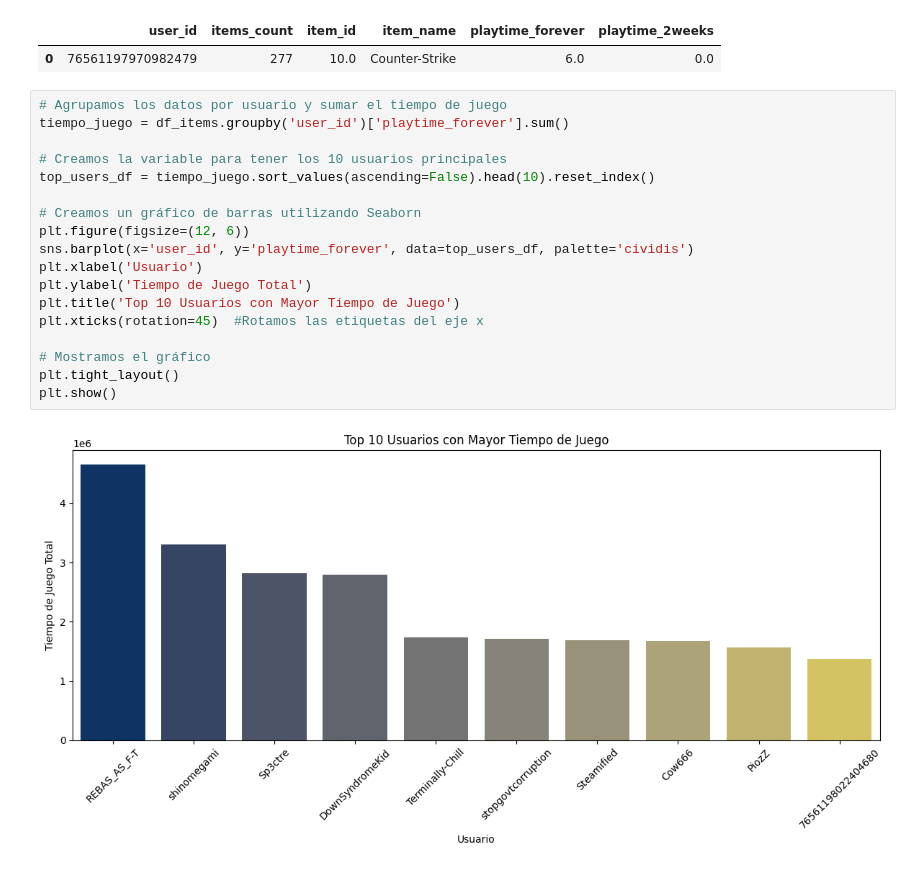
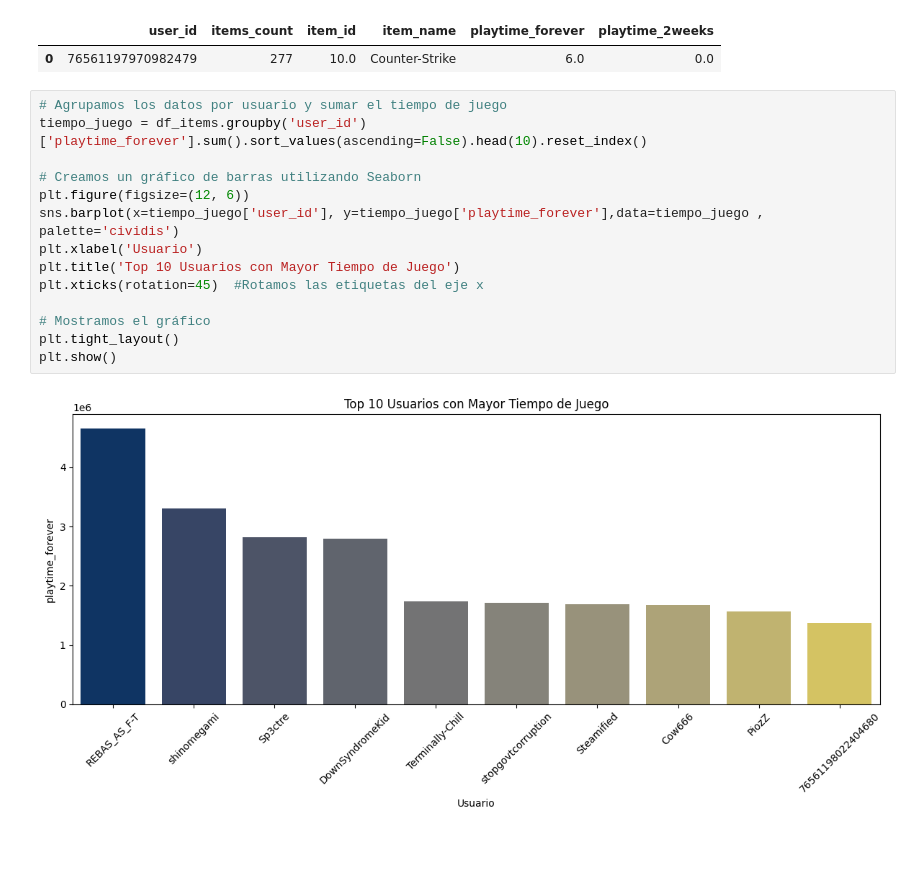
Before and after one commit to LuisLaurence23/PI-Machine-Learning, a Jupyter notebook: Eda.ipynb, the cells around one changed output. Saved outputs shown, nothing was run; the diff lists cells and outputs as text.

```diff
--- a/Eda.ipynb
+++ b/Eda.ipynb
@@ -229,21 +229,17 @@ df_items.head(1)
 | 0 | 76561197970982479 | 277 | 10.0 | Counter-Strike | 6.0 | 0.0 |
 # %%
 # Agrupamos los datos por usuario y sumar el tiempo de juego
-tiempo_juego = df_items.groupby('user_id')['playtime_forever'].sum()
-
-# Creamos la variable para tener los 10 usuarios principales
-top_users_df = tiempo_juego.sort_values(ascending=False).head(10).reset_index()
+tiempo_juego = df_items.groupby('user_id')['playtime_forever'].sum().sort_values(ascending=False).head(10).reset_index()
 
 # Creamos un gráfico de barras utilizando Seaborn
 plt.figure(figsize=(12, 6))
-sns.barplot(x='user_id', y='playtime_forever', data=top_users_df, palette='cividis')
+sns.barplot(x=tiempo_juego['user_id'], y=tiempo_juego['playtime_forever'],data=tiempo_juego , palette='cividis')
 plt.xlabel('Usuario')
-plt.ylabel('Tiempo de Juego Total')
 plt.title('Top 10 Usuarios con Mayor Tiempo de Juego')
 plt.xticks(rotation=45)  #Rotamos las etiquetas del eje x
 
 # Mostramos el gráfico
 plt.tight_layout()
 plt.show()
 # %% [output]
-[figure, old version]
+[figure, new version]
```
Also changed, not shown: parts of 1 cell of this notebook, 2 other files.
